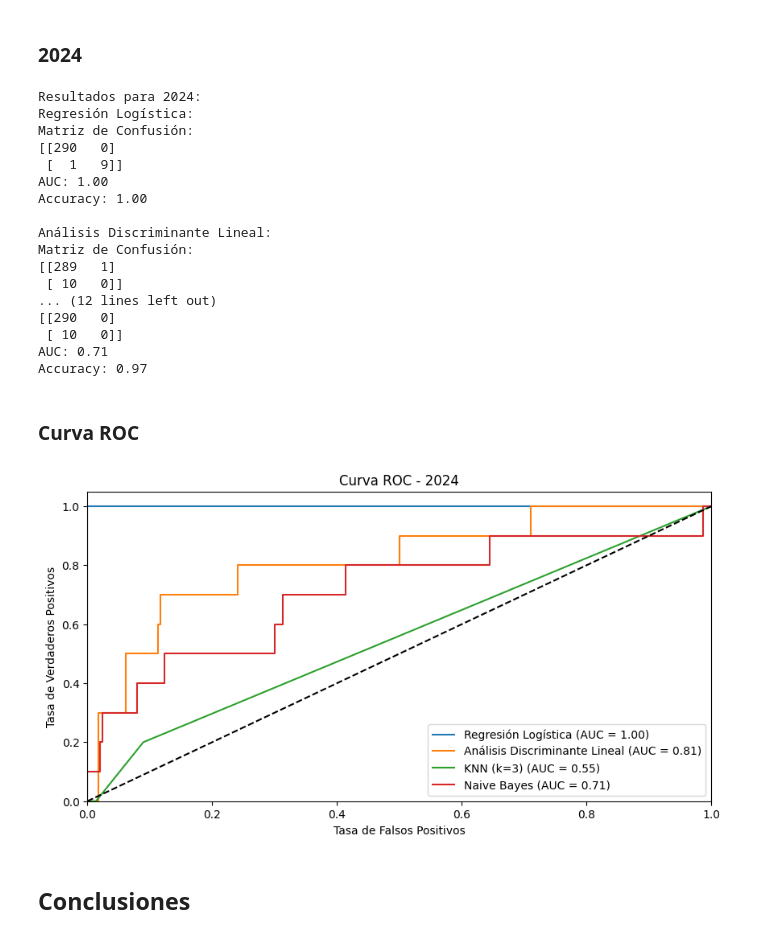
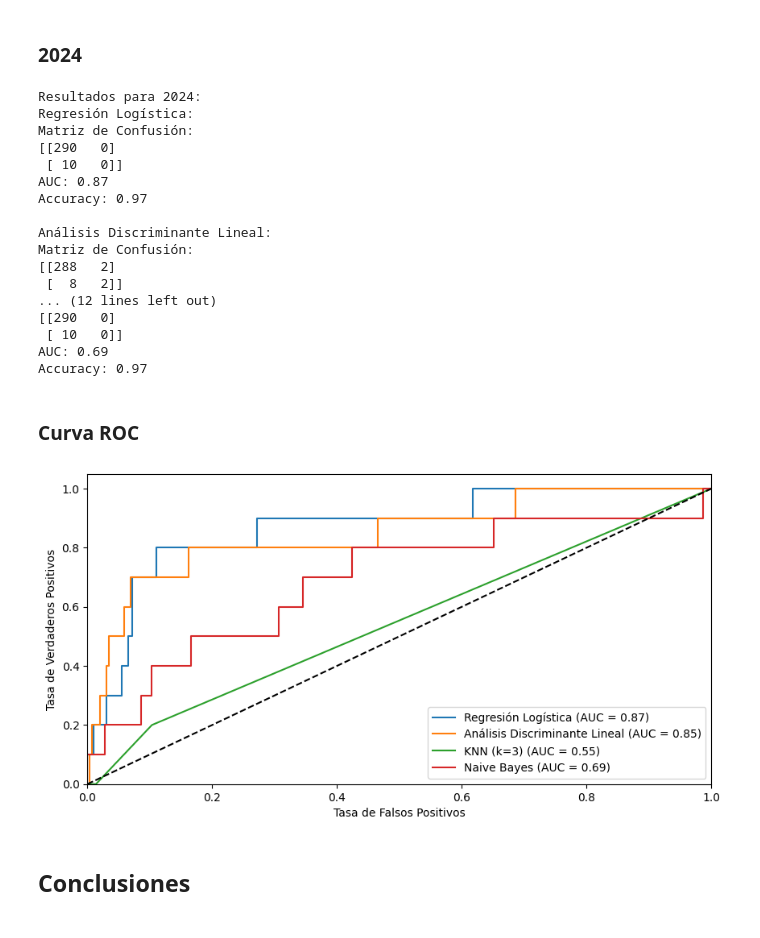
Before and after one commit to ManuDF0/Trabajos-Pr-cticos, a Jupyter notebook: TP3/tp3.ipynb, the cells around one changed output. Drawn from its saved outputs; the diff is of its cells as text; code cells hidden in the pictures.

```diff
--- a/TP3/tp3.ipynb
+++ b/TP3/tp3.ipynb
@@ -129,5 +129,7 @@ def heatmap(x, y, size):
     ax.set_yticks([y_to_num[v] for v in y_labels])
     ax.set_yticklabels(y_labels)
+# %%
+bb_2004['cat_inac'] = bb_2004['cat_inac'].cat.rename_categories({'0.0': 'Activo', })
 # %%
 # Como la mayoría de las variables son catgóricas, para hacer las correlaciones tengo que conseguir las dummies
 bb2004_dummies = pd.get_dummies(bb_2004[columnas], prefix= '', prefix_sep= '')
@@ -149,7 +153,7 @@ heatmap(
 # %%
 # A las categorías que nos interesan les ponemos los verdaderos valores
 bb_2024['estado'] = bb_2024['estado'].cat.rename_categories({'0': "Entrevista Individual No Realizada", '1': "Ocupado", '2': 'Desocupado', '3':'Inactivo', '4': 'Menor de 10 años'})
-bb_2024['cat_inac'] = bb_2024['cat_inac'].cat.rename_categories({'1': "Jubilado/Pensionado", '2': "Rentista", '3': 'Estudiante', '4':'Ama de Casa', '5': 'Menor de 6 años', '6': 'Discapacitado', '7': 'Otros'})
+bb_2024['cat_inac'] = bb_2024['cat_inac'].cat.rename_categories({'0': 'Activo', '1': "Jubilado/Pensionado", '2': "Rentista", '3': 'Estudiante', '4':'Ama de Casa', '5': 'Menor de 6 años', '6': 'Discapacitado', '7': 'Otros'})
 bb_2024['nivel_ed'] = bb_2024['nivel_ed'].cat.rename_categories({'1': "Primario Incompleto", '2': "Primario Completo", '3': 'Secundario Incompleto', '4':'Secundario Completo', '5': 'Superior Universitario Incompleto', '6': 'Superior Universitario Completo', '7': 'Sin Instrucción', '8': 'Ns/Nr'})
 bb_2024['ch07'] = bb_2024['ch07'].cat.rename_categories({'1': "Unido", '2': "Casado", '3': 'Separado/Divorciado', '4':'Viudo', '5': 'Soltero'})
 bb_2024['ch08'] = bb_2024['ch08'].cat.rename_categories({'1': "Obra Social (incluye PAMI)", '2': "Mutual/Prepaga/Servicio de Emergencia", '3': 'Planes y Seguros Públicos', '4':'No Pagan ni le Descuentan', '9': 'Ns/Nr', '12': 'Obra Social y Mutual/Prepaga/Servicio de Emegencia', '13': 'Obra Social y Planes y Seguros Públicos', '23': 'Mutual/Prepaga/Servicio de Emergencia y Seguros Públicos', '123': 'Obra Social, Mutual/Prepaga/Servicio de Emergencia y Planes y Seguros Públicos'})
@@ -306,6 +336,8 @@ from sklearn.discriminant_analysis import LinearDiscriminantAnalysis
 from sklearn.neighbors import KNeighborsClassifier
 from sklearn.naive_bayes import GaussianNB
 from sklearn.metrics import confusion_matrix, roc_curve, roc_auc_score, accuracy_score
+# %%
+columnas = ['ch04', 'ch06', 'ch07', 'ch08', 'nivel_ed', 'cat_inac', 'ipcf']
 # %%
 y_2004 = respondieron_2004['desocupada']
 y_2024 = respondieron_2024['desocupada']
@@ -418,36 +449,35 @@ Resultados para 2024:
 Regresión Logística:
 Matriz de Confusión:
 [[290   0]
- [  1   9]]
-AUC: 1.00
-Accuracy: 1.00
+ [ 10   0]]
+AUC: 0.87
+Accuracy: 0.97
 
 Análisis Discriminante Lineal:
 Matriz de Confusión:
-[[289   1]
- [ 10   0]]
+[[288   2]
+ [  8   2]]
 ... (12 lines left out)
 [[290   0]
  [ 10   0]]
-AUC: 0.71
+AUC: 0.69
 Accuracy: 0.97
 # %% [markdown]
 ### Curva ROC
 # %%
 plt.figure(figsize=(10, 5))
 for model_name, metrics in results.items():
     plt.plot(metrics['FPR'], metrics['TPR'], label=f'{model_name} (AUC = {metrics["AUC"]:.2f})')
 
 plt.plot([0, 1], [0, 1], 'k--')
 plt.xlim([0.0, 1.0])
 plt.ylim([0.0, 1.05])
 plt.xlabel('Tasa de Falsos Positivos')
 plt.ylabel('Tasa de Verdaderos Positivos')
-plt.title('Curva ROC - 2024')
 plt.legend(loc='lower right')
 plt.show()
 # %% [output]
-[figure, old version]
+[figure, new version]
 # %% [markdown]
 ## Conclusiones
 # %% [markdown]
```
Also changed, not shown: parts of 13 cells of this notebook, 1 other file.
